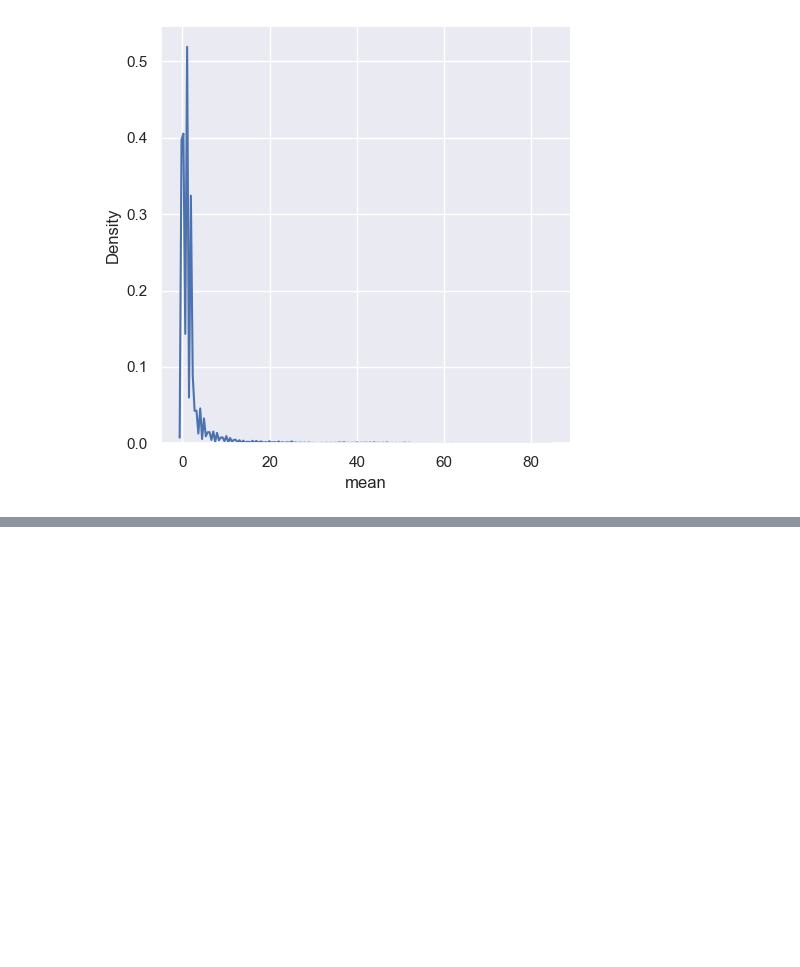
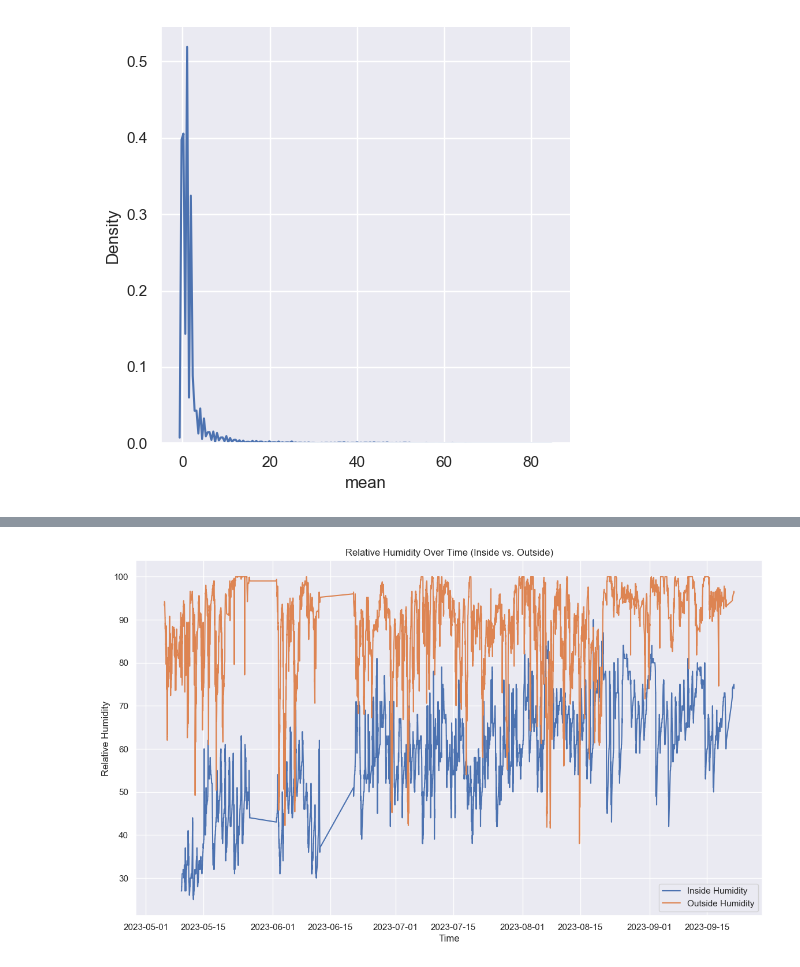
Before and after one commit to iot-lnu/iotlab-smart-ferry, a Jupyter notebook: Dessi-demo.ipynb, the cells around one changed output, grey strips where cells are left out. Saved outputs shown, nothing was run; the diff lists cells and outputs as text; code cells hidden in the pictures; blank space fills up the shorter version.

```diff
--- a/Dessi-demo.ipynb
+++ b/Dessi-demo.ipynb
@@ -241,0 +354,11 @@ sns.displot(df5, x="mean",  kind="kde", bw_adjust=.25)
+# %%
+plt.figure(figsize=(14, 8))
+sns.lineplot(x=df_all['time'], y=df_all['relativeHumidity_3b25'], label='Inside Humidity')
+sns.lineplot(x=df_all['time'], y=df_all['relativeHumidity_48b3'], label='Outside Humidity')
+plt.title('Relative Humidity Over Time (Inside vs. Outside)')
+plt.xlabel('Time')
+plt.ylabel('Relative Humidity')
+plt.legend()
+plt.show()
+# %% [output]
+[figure, added]
```
Also changed, not shown: parts of 13 cells of this notebook, 2 other files.
